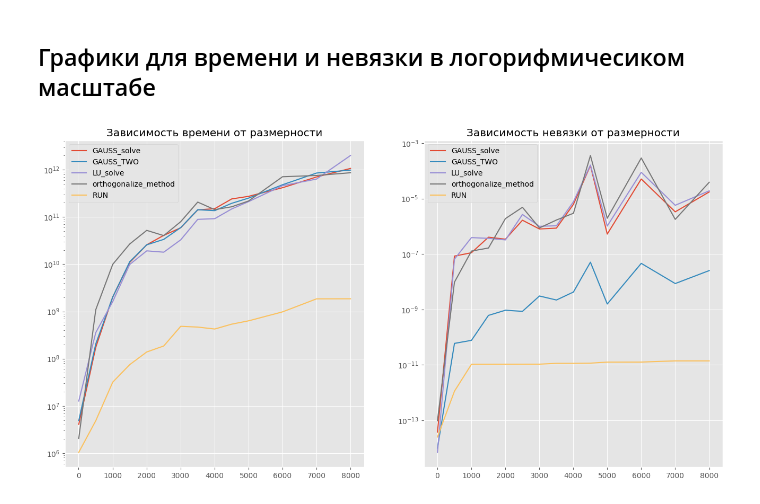
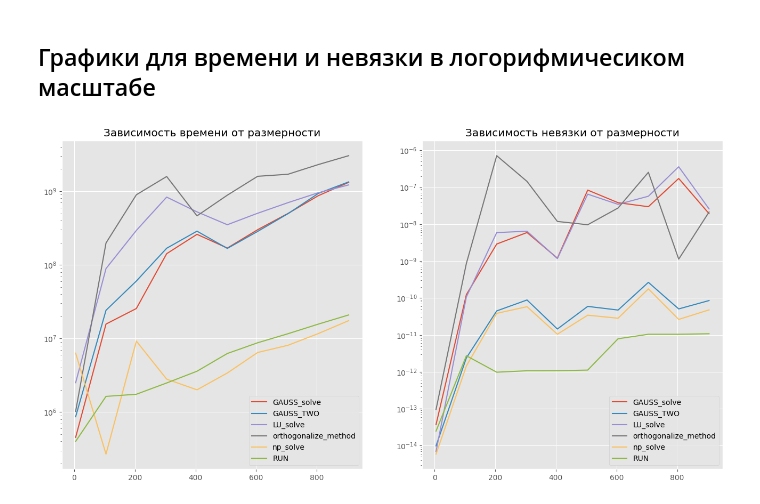
Before and after one commit to MarkovAlexandr314/VychMaty, a Jupyter notebook: hw1/solver.ipynb, the cells around one changed output. Cells and saved outputs as stored; diff of their text form; code cells hidden in the pictures.

Commit message:
Add interpolation and 1.5 non-linear methods

```diff
--- a/hw1/solver.ipynb
+++ b/hw1/solver.ipynb
@@ -551,13 +560,14 @@ def generate_spd_system(n, cond_number=100, random_state=None):
 # %% [markdown]
 ## Демонстрация работы кода с итерационными методами
 # %%
-part1 = np.arange(5, 5001, 500)  # от 5 до 5000 с шагом 500
+part1 = np.arange(5, 1001, 50)  # от 5 до 5000 с шагом 500
 
 # Создаем массив от 5000 до 10000 с шагом 1000
-part2 = np.arange(5000, 10001, 1000)  # от 5000 до 10000 с шагом 1000
+# part2 = np.arange(5000, 10001, 1000)  # от 5000 до 10000 с шагом 1000
 
 # Объединяем массивы и убираем возможные дубликаты
-dim_array = np.unique(np.concatenate((part1, part2)))
+# dim_array = np.unique(np.concatenate((part1, part2)))
+dim_array = part1
 
 #  Подчищаем прошлые замеры
 time_dict.clear()
@@ -617,23 +631,26 @@ for name in time_dict.keys():
 ### Извиняюсь, что с прямыми методами только до размеров 8000. Даже это у меня считалось 4 часа и больше я не дотерпел
 # %%
 sl = Solver()
-part1 = np.arange(5, 5001, 500)  # от 5 до 5000 с шагом 500
+part1 = np.arange(5, 1001, 100)  # от 5 до 5000 с шагом 500
 
 # Создаем массив от 5000 до 10000 с шагом 1000
-part2 = np.arange(5000, 10001, 1000)  # от 5000 до 10000 с шагом 1000
+# part2 = np.arange(5000, 10001, 1000)  # от 5000 до 10000 с шагом 1000
 
 # Объединяем массивы и убираем возможные дубликаты
-dim_array = np.unique(np.concatenate((part1, part2)))
+dim_array = part1
 #  Подчищаем прошлые замеры
 time_dict.clear()
 error_dict.clear()
 
 for n in dim_array:
+    print(n)
     A, f = generate_random_system_uniform(n, seed=5)
     sl.solve(A, f)
     sl.solve(A, f, Method.GAUSS_TWO)
     sl.solve(A, f, Method.LU)
     sl.solve(A, f, Method.ORTHOG)
+    sl.solve(A, f, Method.NP_SOLVER)
+
 
     A, f = generate_tridiagonal_system(n, seed=5)
     sl.solve(A, f, Method.RUN)
@@ -644,16 +670,16 @@ KeyboardInterrupt:
 # %%
 fig, axes = plt.subplots(nrows=1, ncols=2, figsize=(16, 8))
 #  Строим графики для времени и невязки
-dim_array = dim_array[:14]
+dim_array = dim_array
 for name in time_dict.keys():
-    axes[0].plot(dim_array, time_dict[name][:14], label=name)
+    axes[0].plot(dim_array, time_dict[name], label=name)
     axes[0].set_title("Зависимость времени от размерности")
     axes[0].set_yscale('log')
     axes[0].legend(loc=0)
 
-    axes[1].plot(dim_array, error_dict[name][:14], label=name)
+    axes[1].plot(dim_array, error_dict[name], label=name)
     axes[1].set_title("Зависимость невязки от размерности")
     axes[1].set_yscale('log')
     axes[1].legend(loc=0)
 # %% [output]
-[figure, old version]
+[figure, new version]
```
Also changed, not shown: parts of 4 cells of this notebook, 5 other files.
